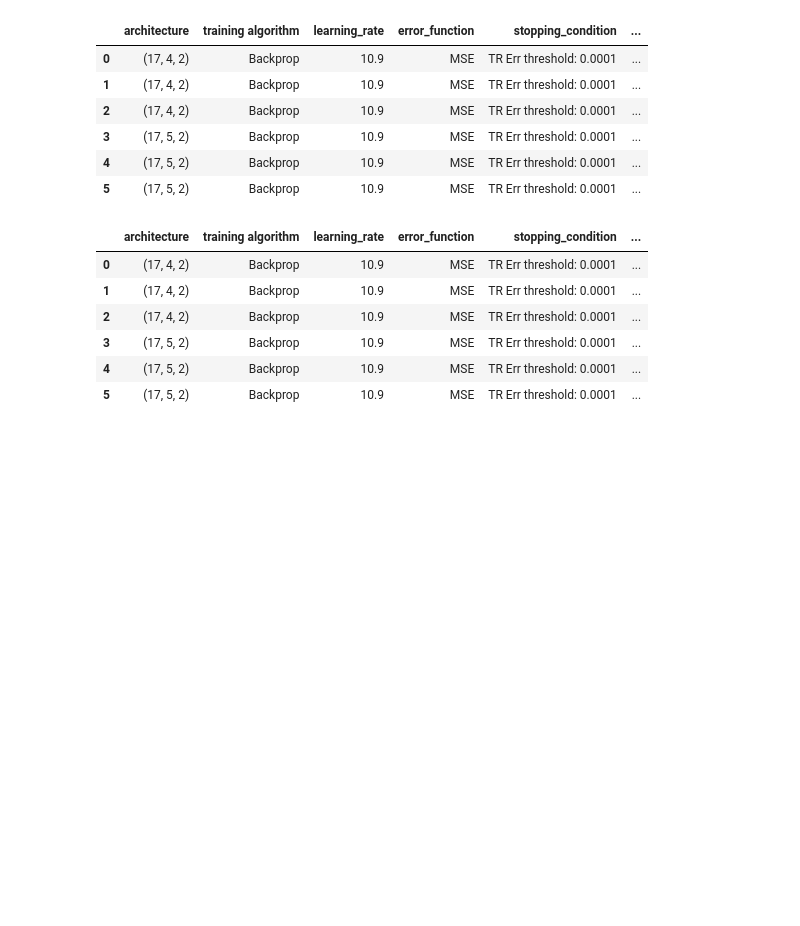
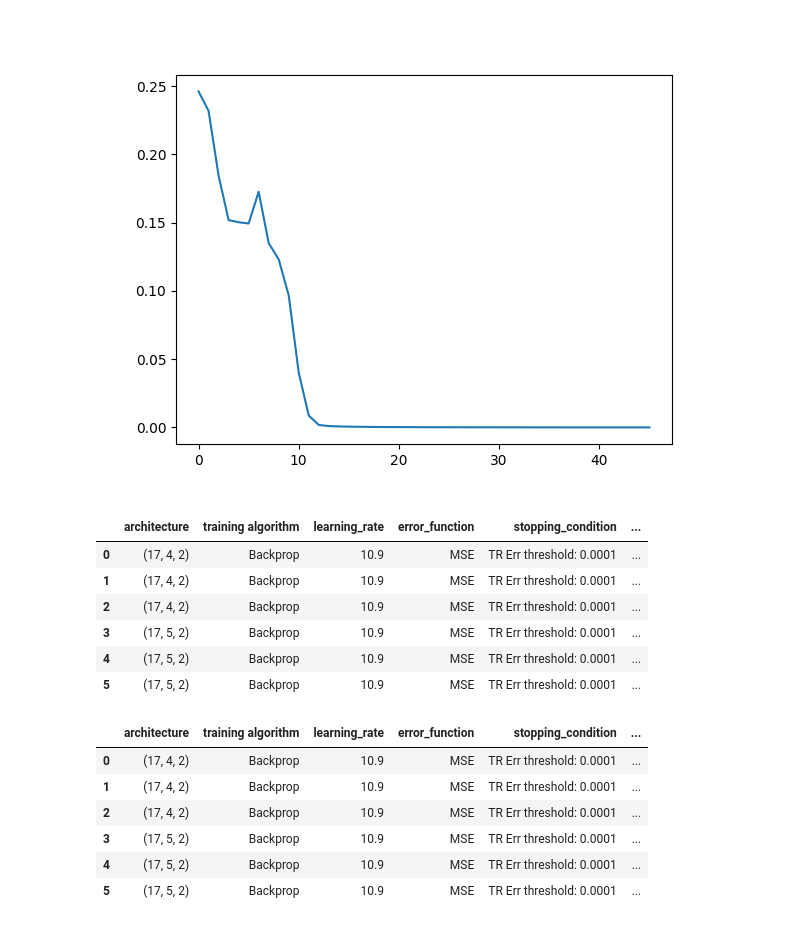
Before and after one commit to Quantum-Vixen/Machine-Learning-Project, a Jupyter notebook: notebooks/6.ipynb, the cells around one changed output. Drawn from its saved outputs; the diff is of its cells as text; code cells hidden in the pictures; blank space fills up the shorter version.

Commit message:
Update 6.ipynb
Added AdaGrad, RMSProp, Adam

```diff
--- a/notebooks/6.ipynb
+++ b/notebooks/6.ipynb
@@ -640,0 +910,44 @@ class Backprop(TrainingAlgorithm):
+# %%
+hyperparams: dict[list] = {
+    'learning_rate': [10.9],
+    'error_function': [MSE()],
+    'stopping_condition': [ThresholdOnTrainingError(0.0001, 10)],
+    'regularization_term': [Tikhonov(5e-5),
+                            Tikhonov(5e-7),
+                            NoRegularization()
+                            ],
+    'minibatch_size': [2]
+}
+
+list_of_architectures = [
+        NeuralNetworkArchitecture([17, 4, 2], Sigmoid(), RandomUniform(0.3)),
+        NeuralNetworkArchitecture([17, 5, 2], Sigmoid(), RandomUniform(0.3))
+    ]
+
+#grid = HyperparameterGrid(list_of_architectures, Backprop, hyperparams)
+
+#l = grid.to_list()
+
+
+monk2train_path = os.path.join('..', 'monk+s+problems', 'monks-2.train')
+df = pd.read_csv(monk2train_path, sep = ' ', skipinitialspace= True, names= ['class', 'a1','a2','a3','a4','a5','a6', 'ID'])
+raw_x = df.loc[:, 'a1':'a6']; raw_y = df.loc[:, 'class']
+x = pd.get_dummies(raw_x, columns = raw_x.columns).astype(int); y = pd.get_dummies(raw_y).astype(int)
+
+
+dataset = Dataset(x, y)
+
+
+nn = NeuralNetwork.FromArchitecture(list_of_architectures[0])
+
+
+training_alg = Adam(x, y, nn, 6.9,
+                    0.9, 0.999, MSE(), ThresholdOnTrainingError(0.0001, 10), Tikhonov(1e-6), NoMomentum(), 2)
+
+training_alg.run(200)
+# %%
+trcurve = training_alg.history[Keys.TR_ERROR]
+plt.plot(trcurve)
+plt.show()
+# %% [output]
+[figure, added]
```
Also changed, not shown: parts of 6 cells of this notebook.
